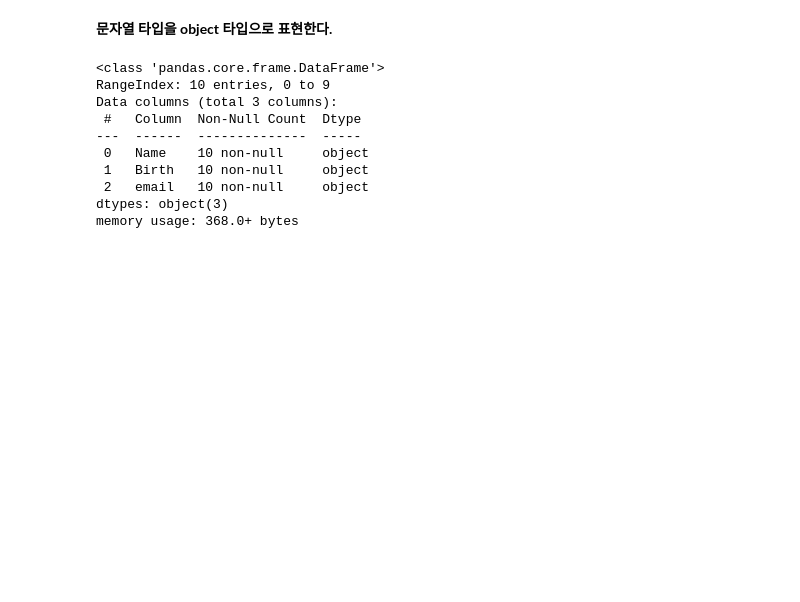
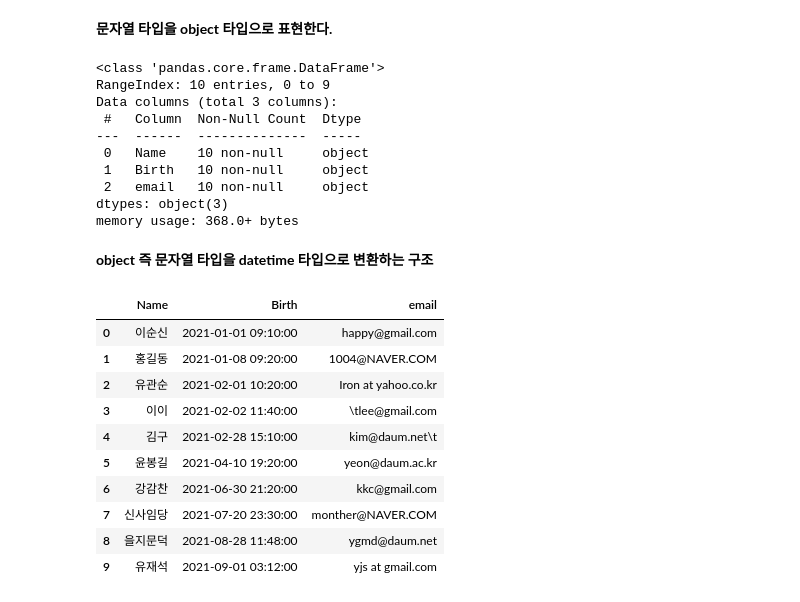
Before and after one commit to Yejin-Ha/Tech-Stack, a Jupyter notebook: pythonLib/01_Pandas_basic.ipynb, the cells around one changed output. Drawn from its saved outputs; the diff is of its cells as text; code cells hidden in the pictures; blank space fills up the shorter version.

```diff
--- a/pythonLib/01_Pandas_basic.ipynb
+++ b/pythonLib/01_Pandas_basic.ipynb
@@ -280,3 +282,20 @@ Data columns (total 3 columns):
  2   email   10 non-null     object
 dtypes: object(3)
 memory usage: 368.0+ bytes
+# %% [markdown]
+**object 즉 문자열 타입을 datetime 타입으로 변환하는 구조**
+# %%
+df['Birth'] = pd.to_datetime(df['Birth'], format='%Y-%m-%d %H:%M:%S')
+df
+# %% [output]
+|  | Name | Birth | email |
+| 0 | 이순신 | 2021-01-01 09:10:00 | happy@gmail.com |
+| 1 | 홍길동 | 2021-01-08 09:20:00 | 1004@NAVER.COM |
+| 2 | 유관순 | 2021-02-01 10:20:00 | Iron at yahoo.co.kr |
+| 3 | 이이 | 2021-02-02 11:40:00 | \tlee@gmail.com |
+| 4 | 김구 | 2021-02-28 15:10:00 | kim@daum.net\t |
+| 5 | 윤봉길 | 2021-04-10 19:20:00 | yeon@daum.ac.kr |
+| 6 | 강감찬 | 2021-06-30 21:20:00 | kkc@gmail.com |
+| 7 | 신사임당 | 2021-07-20 23:30:00 | monther@NAVER.COM |
+| 8 | 을지문덕 | 2021-08-28 11:48:00 | ygmd@daum.net |
+| 9 | 유재석 | 2021-09-01 03:12:00 | yjs at gmail.com |
```
Also changed, not shown: parts of 12 cells of this notebook, 1 other file.
